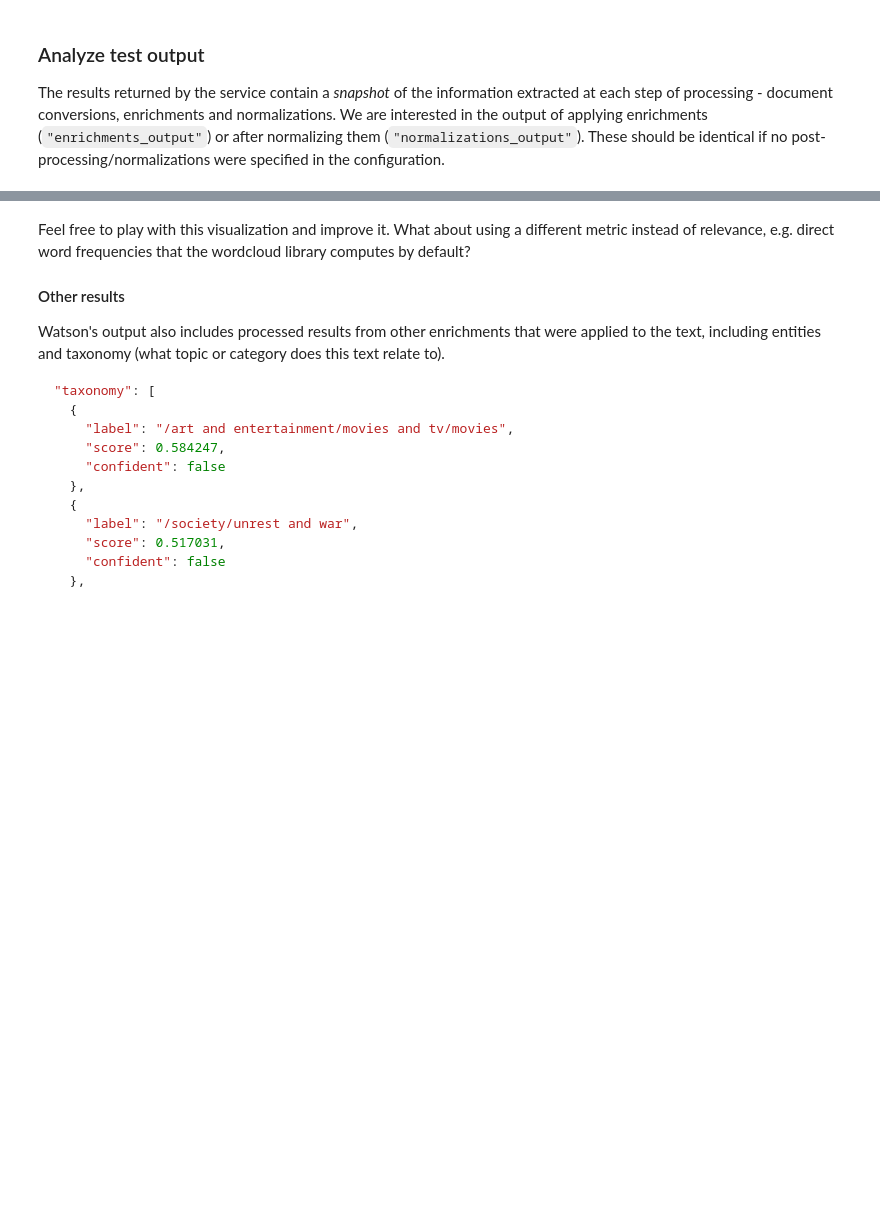
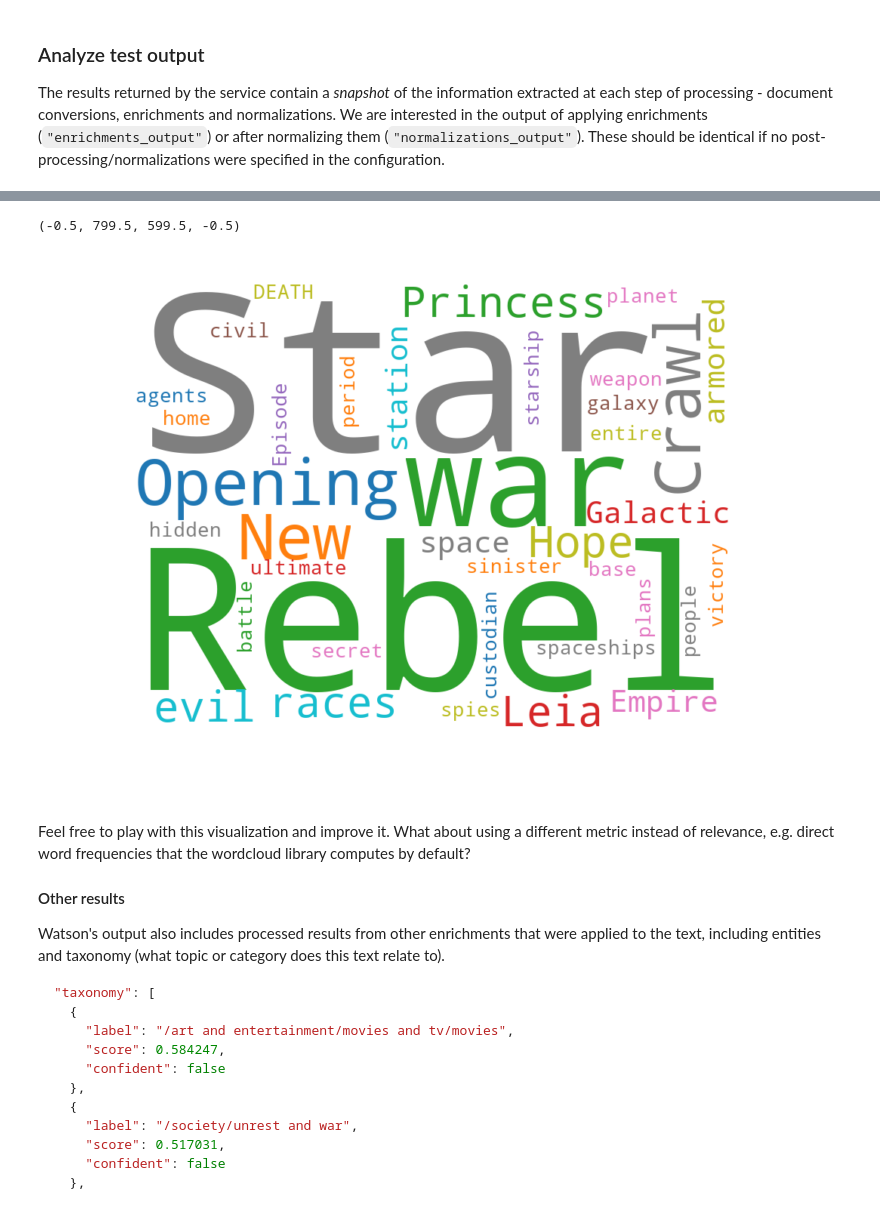
Before and after one commit to arunkv/AIND-NLP-Bookworm, a Jupyter notebook: bookworm.ipynb, the cells around one changed output, grey strips where cells are left out. Drawn from its saved outputs; the diff is of its cells as text; code cells hidden in the pictures; blank space fills up the shorter version.

Commit message:
Basic exercises with Star Wars text

```diff
--- a/bookworm.ipynb
+++ b/bookworm.ipynb
@@ -236,3 +311,17 @@ plt.axis("off")
+# %%
+# Alternate visualization of keywords - keyword text frquencies
+from wordcloud import WordCloud
+
+wc_data = [ w["text"] for w in output["enriched_text"]["keywords"] ]
+wc = WordCloud(width=400, height=300, scale=2, background_color="white", colormap="tab10")
+wc.generate(" ".join(wc_data))
+
+plt.figure(figsize=(4, 3), dpi=200)
+plt.imshow(wc, interpolation='bilinear')
+plt.axis("off")
+# %% [output]
+(-0.5, 799.5, 599.5, -0.5)
+[figure, added]
 # %% [markdown]
 Feel free to play with this visualization and improve it. What about using a different metric instead of relevance, e.g. direct word frequencies that the wordcloud library computes by default?
 
```
Also changed, not shown: parts of 6 cells of this notebook.
